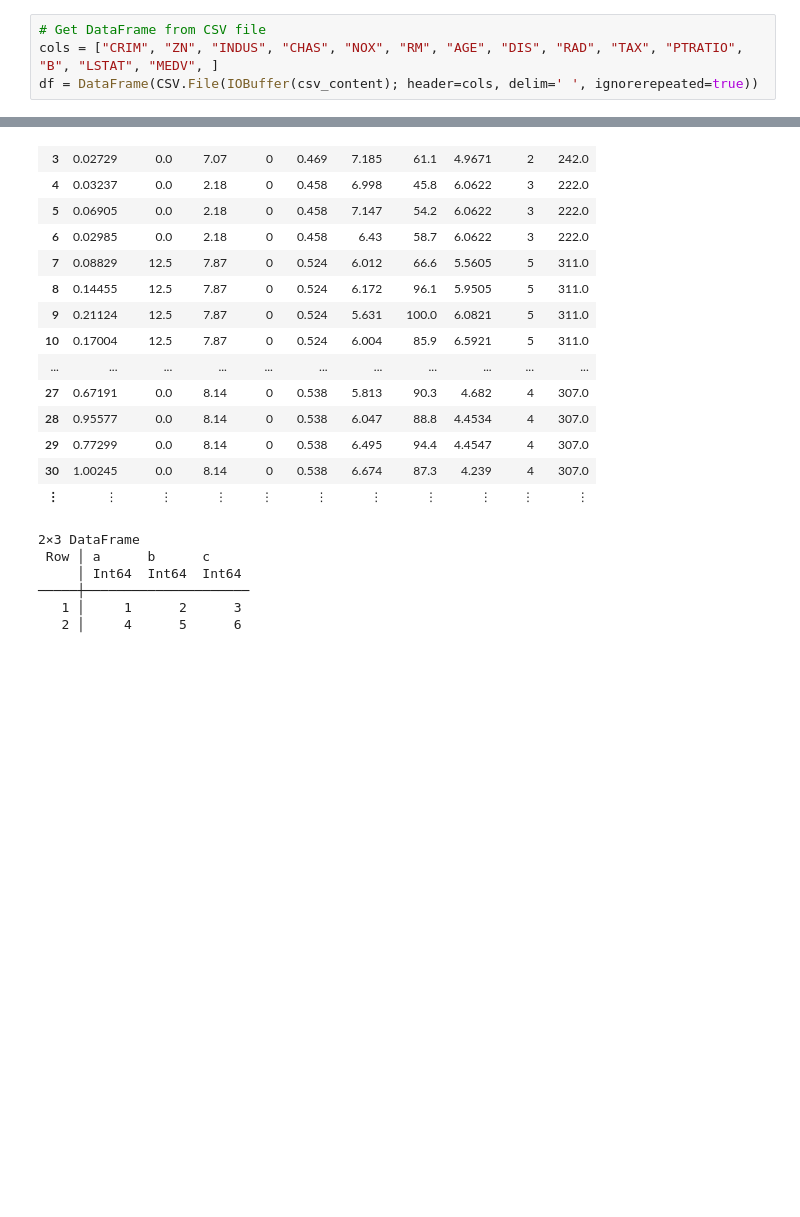
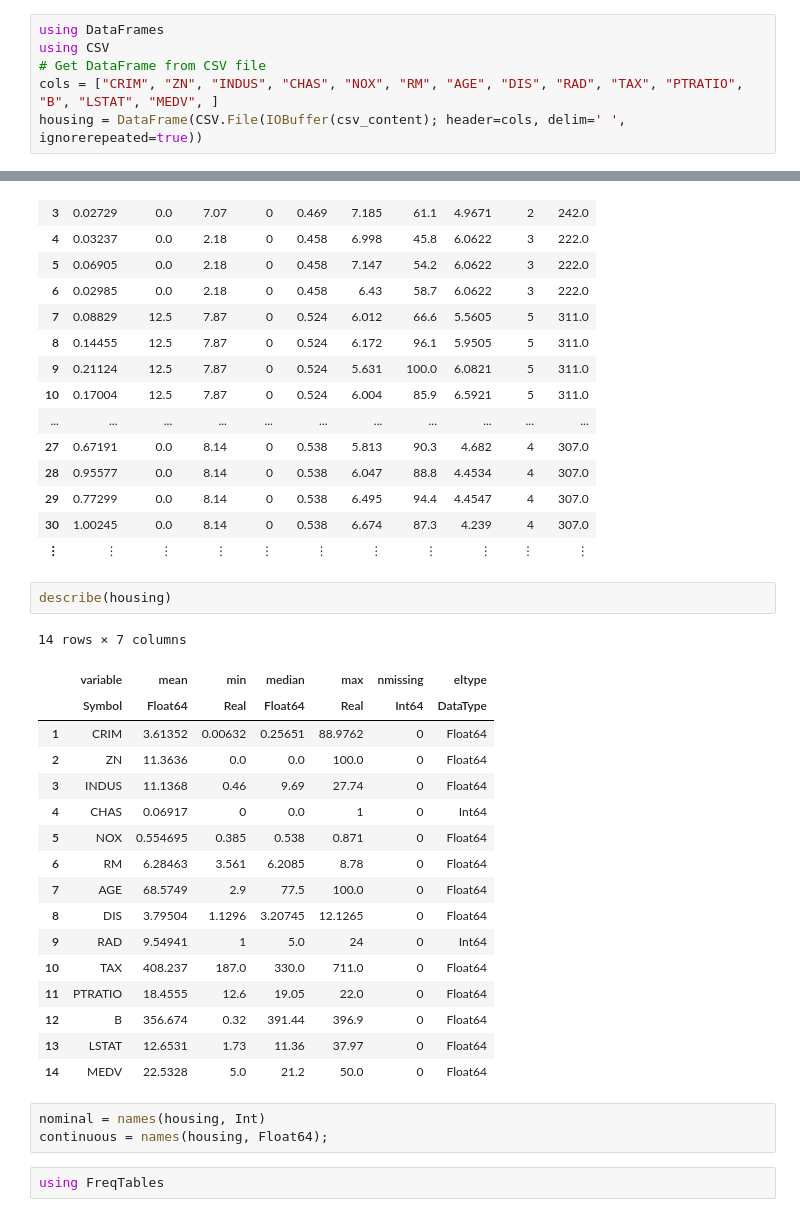
Before and after one commit to wolthom/manning_liveprojects, a Jupyter notebook: Part1_Boston-Housing.ipynb, the cells around one changed output, grey strips where cells are left out. Drawn from its saved outputs; the diff is of its cells as text; blank space fills up the shorter version.

```diff
--- a/Part1_Boston-Housing.ipynb
+++ b/Part1_Boston-Housing.ipynb
@@ -19,9 +19,11 @@ metadata_url = "https://archive.ics.uci.edu/ml/machine-learning-databases/housin
 csv_content = download_file(url, file_sha1)
 csv_meta = download_file(metadata_url);
 # %%
+using DataFrames
+using CSV
 # Get DataFrame from CSV file
 cols = ["CRIM", "ZN", "INDUS", "CHAS", "NOX", "RM", "AGE", "DIS", "RAD", "TAX", "PTRATIO", "B", "LSTAT", "MEDV", ]
-df = DataFrame(CSV.File(IOBuffer(csv_content); header=cols, delim=' ', ignorerepeated=true))
+housing = DataFrame(CSV.File(IOBuffer(csv_content); header=cols, delim=' ', ignorerepeated=true))
 # %% [output]
 506 rows × 14 columns (omitted printing of 4 columns)
 |  | CRIM | ZN | INDUS | CHAS | NOX | RM | AGE | DIS | RAD | TAX |
@@ -42,11 +44,28 @@ df = DataFrame(CSV.File(IOBuffer(csv_content); header=cols, delim=' ', ignorerep
 | 29 | 0.77299 | 0.0 | 8.14 | 0 | 0.538 | 6.495 | 94.4 | 4.4547 | 4 | 307.0 |
 | 30 | 1.00245 | 0.0 | 8.14 | 0 | 0.538 | 6.674 | 87.3 | 4.239 | 4 | 307.0 |
 | ⋮ | ⋮ | ⋮ | ⋮ | ⋮ | ⋮ | ⋮ | ⋮ | ⋮ | ⋮ | ⋮ |
+# %%
+describe(housing)
+# %% [output]
+14 rows × 7 columns
+|  | variable | mean | min | median | max | nmissing | eltype |
+|  | Symbol | Float64 | Real | Float64 | Real | Int64 | DataType |
+| 1 | CRIM | 3.61352 | 0.00632 | 0.25651 | 88.9762 | 0 | Float64 |
+| 2 | ZN | 11.3636 | 0.0 | 0.0 | 100.0 | 0 | Float64 |
+| 3 | INDUS | 11.1368 | 0.46 | 9.69 | 27.74 | 0 | Float64 |
+| 4 | CHAS | 0.06917 | 0 | 0.0 | 1 | 0 | Int64 |
+| 5 | NOX | 0.554695 | 0.385 | 0.538 | 0.871 | 0 | Float64 |
+| 6 | RM | 6.28463 | 3.561 | 6.2085 | 8.78 | 0 | Float64 |
+| 7 | AGE | 68.5749 | 2.9 | 77.5 | 100.0 | 0 | Float64 |
+| 8 | DIS | 3.79504 | 1.1296 | 3.20745 | 12.1265 | 0 | Float64 |
+| 9 | RAD | 9.54941 | 1 | 5.0 | 24 | 0 | Int64 |
+| 10 | TAX | 408.237 | 187.0 | 330.0 | 711.0 | 0 | Float64 |
+| 11 | PTRATIO | 18.4555 | 12.6 | 19.05 | 22.0 | 0 | Float64 |
+| 12 | B | 356.674 | 0.32 | 391.44 | 396.9 | 0 | Float64 |
+| 13 | LSTAT | 12.6531 | 1.73 | 11.36 | 37.97 | 0 | Float64 |
+| 14 | MEDV | 22.5328 | 5.0 | 21.2 | 50.0 | 0 | Float64 |
 # %%
+nominal = names(housing, Int)
+continuous = names(housing, Float64);
-# %% [output]
-2×3 DataFrame
- Row │ a      b      c
-     │ Int64  Int64  Int64
-─────┼─────────────────────
-   1 │     1      2      3
-   2 │     4      5      6
+# %%
+using FreqTables
```
Also changed, not shown: parts of 4 cells of this notebook.
